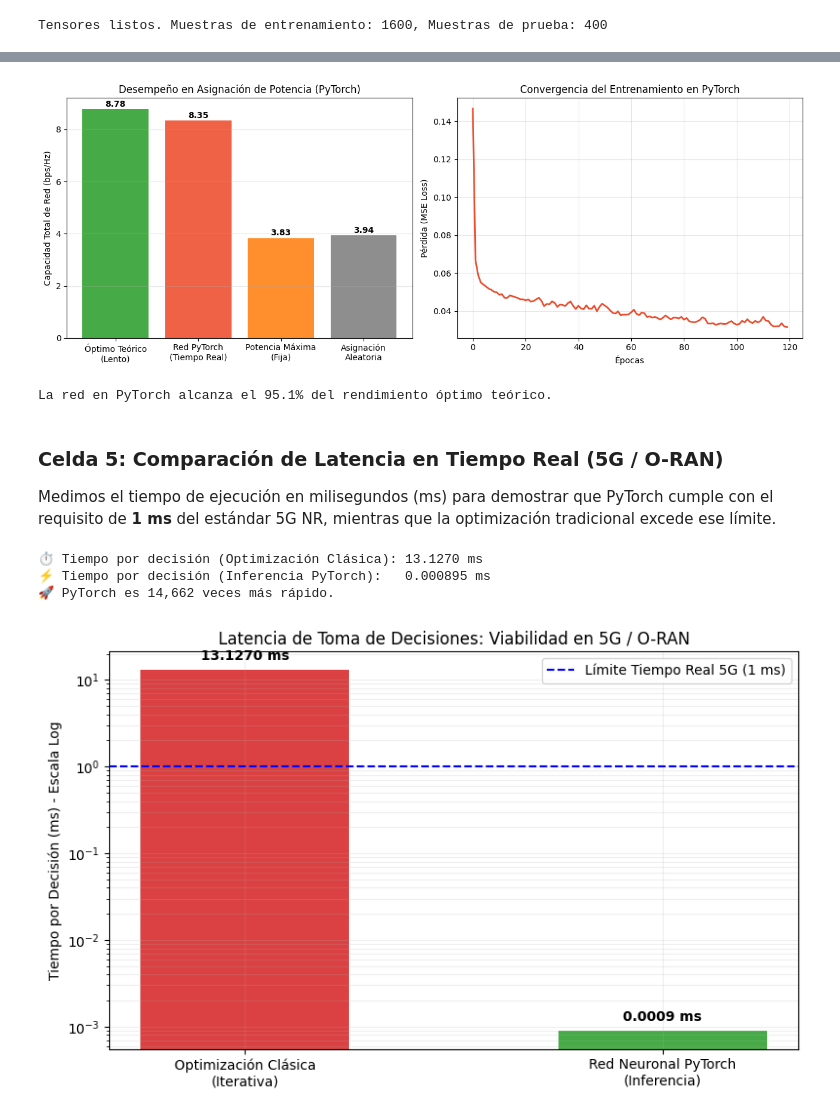
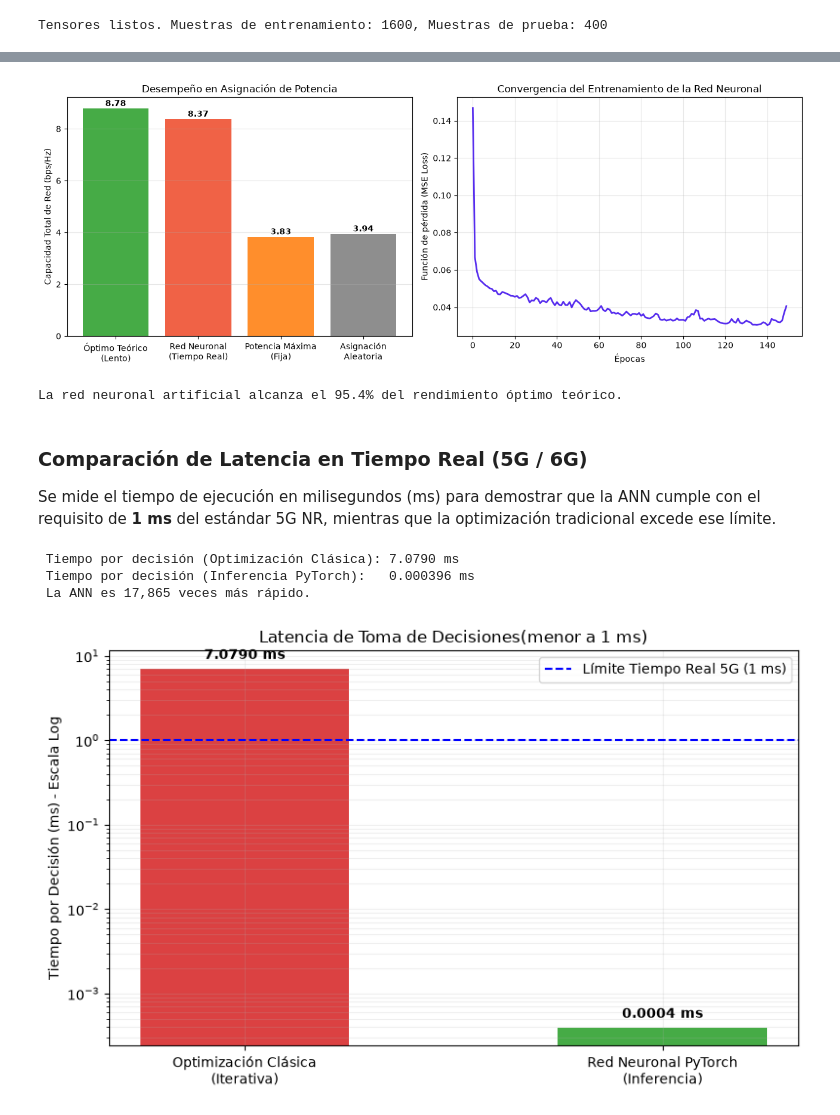
Before and after one commit to alfredo170987/Proyecto-2-Sistemas-de-Comunicaci-n, a Jupyter notebook: Notebook_3.ipynb, the cells around one changed output, grey strips where cells are left out. Saved outputs shown, nothing was run; the diff lists cells and outputs as text; code cells hidden in the pictures.

```diff
--- a/Notebook_3.ipynb
+++ b/Notebook_3.ipynb
@@ -166,27 +170,27 @@ with torch.no_grad():
     Y_pred = modelo(X_test_t).cpu().numpy()
 
 tasas_optimo = []
-tasas_pytorch = []
+tasas_ANN = []
 tasas_max_potencia = []
 tasas_aleatorio = []
 
 for i in range(len(H_test)):
     H_i = H_test[i]
     tasas_optimo.append(calcular_sum_rate(H_i, Y_test[i]))
-    tasas_pytorch.append(calcular_sum_rate(H_i, Y_pred[i]))
+    tasas_ANN.append(calcular_sum_rate(H_i, Y_pred[i]))
     tasas_max_potencia.append(calcular_sum_rate(H_i, [P_MAX]*NUM_USUARIOS))
     tasas_aleatorio.append(calcular_sum_rate(H_i, np.random.uniform(0, P_MAX, NUM_USUARIOS)))
 
-metodos = ['Óptimo Teórico\n(Lento)', 'Red PyTorch\n(Tiempo Real)', 'Potencia Máxima\n(Fija)', 'Asignación\nAleatoria']
-promedios = [np.mean(tasas_optimo), np.mean(tasas_pytorch), np.mean(tasas_max_potencia), np.mean(tasas_aleatorio)]
-colores = ['#2ca02c', '#ee4c2c', '#ff7f0e', '#7f7f7f']  # Rojo naranja característico de PyTorch
+metodos = ['Óptimo Teórico\n(Lento)', 'Red Neuronal\n(Tiempo Real)', 'Potencia Máxima\n(Fija)', 'Asignación\nAleatoria']
+promedios = [np.mean(tasas_optimo), np.mean(tasas_ANN), np.mean(tasas_max_potencia), np.mean(tasas_aleatorio)]
+colores = ['#2ca02c', '#ee4c2c', '#ff7f0e', '#7f7f7f']
 
 fig, (ax1, ax2) = plt.subplots(1, 2, figsize=(13, 5))
 
 # Gráfica 1: Capacidad Promedio
 barras = ax1.bar(metodos, promedios, color=colores, alpha=0.88)
 ax1.set_ylabel('Capacidad Total de Red (bps/Hz)')
-ax1.set_title('Desempeño en Asignación de Potencia (PyTorch)')
+ax1.set_title('Desempeño en Asignación de Potencia')
 ax1.grid(axis='y', alpha=0.3)
 
 for barra in barras:
@@ -194,23 +198,23 @@ for barra in barras:
     ax1.text(barra.get_x() + barra.get_width()/2, yval + 0.1, f"{yval:.2f}", ha='center', fontweight='bold')
 
 # Gráfica 2: Curva de Aprendizaje (Loss)
-ax2.plot(historial_loss, color='#ee4c2c', linewidth=2)
+ax2.plot(historial_loss, color="#562cee", linewidth=2)
 ax2.set_xlabel('Épocas')
-ax2.set_ylabel('Pérdida (MSE Loss)')
-ax2.set_title('Convergencia del Entrenamiento en PyTorch')
+ax2.set_ylabel('Función de pérdida (MSE Loss)')
+ax2.set_title('Convergencia del Entrenamiento de la Red Neuronal')
 ax2.grid(True, alpha=0.3)
 
 plt.tight_layout()
 plt.show()
 
-eficiencia_relativa = (np.mean(tasas_pytorch) / np.mean(tasas_optimo)) * 100
-print(f"La red en PyTorch alcanza el {eficiencia_relativa:.1f}% del rendimiento óptimo teórico.")
+eficiencia_relativa = (np.mean(tasas_ANN) / np.mean(tasas_optimo)) * 100
+print(f"La red neuronal artificial alcanza el {eficiencia_relativa:.1f}% del rendimiento óptimo teórico.")
 # %% [output]
-[figure, old version]
+[figure, new version]
-La red en PyTorch alcanza el 95.1% del rendimiento óptimo teórico.
+La red neuronal artificial alcanza el 95.4% del rendimiento óptimo teórico.
 # %% [markdown]
-### Celda 5: Comparación de Latencia en Tiempo Real (5G / O-RAN)
-Medimos el tiempo de ejecución en milisegundos (ms) para demostrar que PyTorch cumple con el requisito de **1 ms** del estándar 5G NR, mientras que la optimización tradicional excede ese límite.
+### Comparación de Latencia en Tiempo Real (5G / 6G)
+Se mide el tiempo de ejecución en milisegundos (ms) para demostrar que la ANN cumple con el requisito de **1 ms** del estándar 5G NR, mientras que la optimización tradicional excede ese límite.
 # %%
 # 1. Tiempo de Optimización Tradicional
 inicio_trad = time.perf_counter()
@@ -218,46 +222,46 @@ for m in range(len(H_test)):
     H_actual = H_test[m]
     tasas = [calcular_sum_rate(H_actual, p) for p in combinaciones]
     _ = combinaciones[np.argmax(tasas)]
-tiempo_por_escenario_trad = ((time.perf_counter() - inicio_trad) * 1000) / len(H_test)
+tiempo_por_modelo_mat = ((time.perf_counter() - inicio_trad) * 1000) / len(H_test)
 
-# 2. Tiempo de Inferencia en PyTorch
+# 2. Tiempo de la red neuronal artificial
 modelo.eval()
 with torch.no_grad():
     _ = modelo(X_test_t)  # Calentamiento inicial (warm-up)
     inicio_pt = time.perf_counter()
     _ = modelo(X_test_t)
     if device.type == 'cuda':
         torch.cuda.synchronize()
-    tiempo_por_escenario_pt = ((time.perf_counter() - inicio_pt) * 1000) / len(H_test)
+    tiempo_por_ANN = ((time.perf_counter() - inicio_pt) * 1000) / len(H_test)
 
-speedup = tiempo_por_escenario_trad / tiempo_por_escenario_pt
+speedup = tiempo_por_modelo_mat / tiempo_por_ANN
 
-print(f"⏱️ Tiempo por decisión (Optimización Clásica): {tiempo_por_escenario_trad:.4f} ms")
-print(f"⚡ Tiempo por decisión (Inferencia PyTorch):   {tiempo_por_escenario_pt:.6f} ms")
-print(f"🚀 PyTorch es {speedup:,.0f} veces más rápido.")
+print(f" Tiempo por decisión (Optimización Clásica): {tiempo_por_modelo_mat:.4f} ms")
+print(f" Tiempo por decisión (Inferencia PyTorch):   {tiempo_por_ANN:.6f} ms")
+print(f" La ANN es {speedup:,.0f} veces más rápido.")
 
 # Gráfica de Latencia
 fig, ax = plt.subplots(figsize=(8, 5))
 metodos_tiempo = ['Optimización Clásica\n(Iterativa)', 'Red Neuronal PyTorch\n(Inferencia)']
-tiempos = [tiempo_por_escenario_trad, tiempo_por_escenario_pt]
+tiempos = [tiempo_por_modelo_mat, tiempo_por_ANN]
 colores_tiempo = ['#d62728', '#2ca02c']
 
 barras = ax.bar(metodos_tiempo, tiempos, color=colores_tiempo, width=0.5, alpha=0.88)
 ax.set_yscale('log')
 ax.set_ylabel('Tiempo por Decisión (ms) - Escala Log')
-ax.set_title('Latencia de Toma de Decisiones: Viabilidad en 5G / O-RAN')
+ax.set_title('Latencia de Toma de Decisiones(menor a 1 ms)')
 ax.axhline(y=1.0, color='blue', linestyle='--', linewidth=1.5, label='Límite Tiempo Real 5G (1 ms)')
 ax.legend()
 ax.grid(True, which="both", ls="-", alpha=0.2)
 
 for barra in barras:
     yval = barra.get_height()
     ax.text(barra.get_x() + barra.get_width()/2, yval * 1.3, f"{yval:.4f} ms", ha='center', fontweight='bold')
 
 plt.tight_layout()
 plt.show()
 # %% [output]
-⏱️ Tiempo por decisión (Optimización Clásica): 13.1270 ms
-⚡ Tiempo por decisión (Inferencia PyTorch):   0.000895 ms
-🚀 PyTorch es 14,662 veces más rápido.
+ Tiempo por decisión (Optimización Clásica): 7.0790 ms
+ Tiempo por decisión (Inferencia PyTorch):   0.000396 ms
+ La ANN es 17,865 veces más rápido.
-[figure, old version]
+[figure, new version]
```
Also changed, not shown: parts of 8 cells of this notebook.
